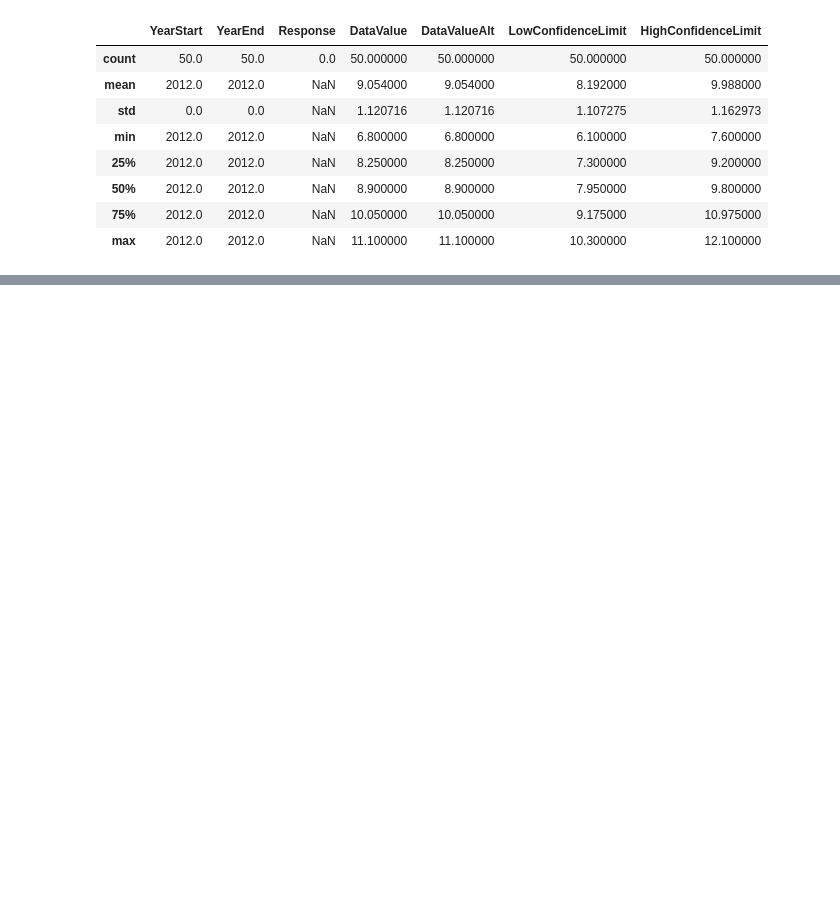
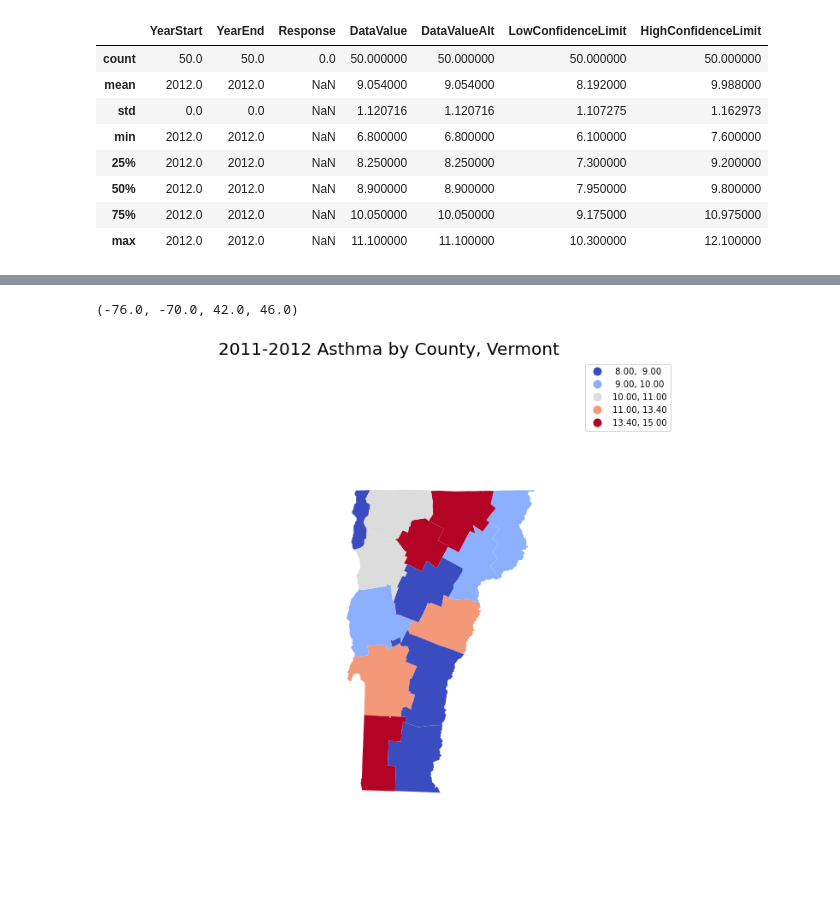
Before and after one commit to mjlaw/FIT_capstone, a Jupyter notebook: Jupyter_notebooks/asthma studies.ipynb, the cells around one changed output, grey strips where cells are left out. Cells and saved outputs as stored; diff of their text form; code cells hidden in the pictures; blank space fills up the shorter version.

```diff
--- a/Jupyter_notebooks/asthma studies.ipynb
+++ b/Jupyter_notebooks/asthma studies.ipynb
@@ -263,0 +385,2 @@ asthma2012Subset.describe()
+# %%
+asthmaVermont = vermont[['Counties', 'Name', 'Percent of Adults with Asthma(2011-2012)', 'countyRate.18', 'state.18']]
@@ -263,0 +416,3 @@ asthma2012Subset.describe()
+# %%
+countyMap = gpd.read_file('C:\\Users\\Mary\\CIS5898\\cb_2014_us_county_5m\\cb_2014_us_county_5m.shp')
+countyMap.head()
@@ -263,0 +426,4 @@ asthma2012Subset.describe()
+# %%
+#limit the county map to the state of Vermont.
+#Per https://www.nrcs.usda.gov/wps/portal/nrcs/detail/?cid=nrcs143_013696, the STATEFP for Vermont is 50
+vermontCountyMap = countyMap[countyMap['STATEFP']== '50']
@@ -263,0 +448,5 @@ asthma2012Subset.describe()
+# %%
+#merge asthma and vermont shapefile
+vermontMerged = pd.merge(vermontCountyMap, asthmaVermont, left_on=vermontCountyMap['NAME'].str.lower(),
+                right_on=asthmaVermont['Name'].str.lower(), how='left')
+vermontMerged.head()
@@ -263,0 +460,12 @@ asthma2012Subset.describe()
+# %%
+vermontMerged.plot(column='countyRate.18',scheme="quantiles",figsize=(12, 12),cmap='coolwarm', legend=True)
+plt.xlim(-76,-70)
+plt.ylim(42,46)
+#plt.xlim(-14100244, -7200000)
+#plt.ylim(2600000, 6550000)
+plt.title('2011-2012 Asthma by County, Vermont',fontsize=20)
+#plt.show()
+plt.axis('off')
+# %% [output]
+(-76.0, -70.0, 42.0, 46.0)
+[figure, added]
```
Also changed, not shown: parts of 32 cells of this notebook.
